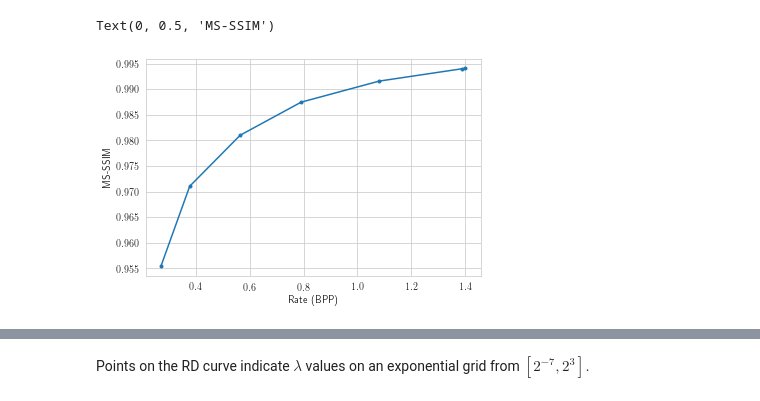
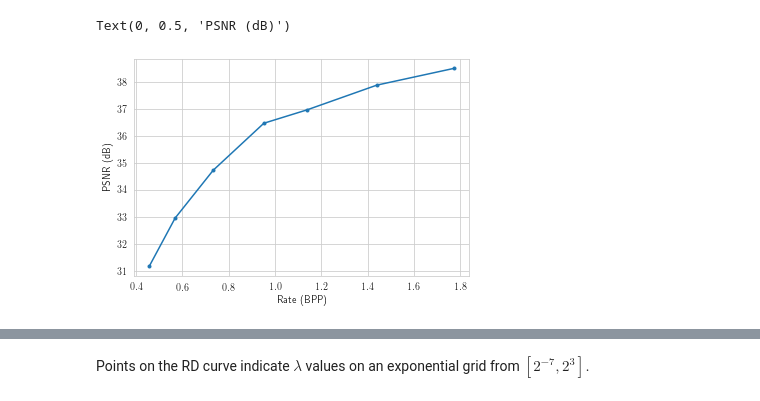
Before and after one commit to Justin-Tan/high-fidelity-generative-compression, a Jupyter notebook: RD.ipynb, the cells around one changed output, grey strips where cells are left out. Cells and saved outputs as stored; diff of their text form; code cells hidden in the pictures.

```diff
--- a/RD.ipynb
+++ b/RD.ipynb
@@ -138,7 +132,7 @@ Text(0, 0.5, 'PSNR (dB)')
 # %%
-plt.plot(rate, ms_ssim, 'o-', ms=3)
+plt.plot(rate, psnr, 'o-', ms=3)
 plt.xlabel('Rate (BPP)')
-plt.ylabel('MS-SSIM')
+plt.ylabel('PSNR (dB)')
 # %% [output]
-Text(0, 0.5, 'MS-SSIM')
+Text(0, 0.5, 'PSNR (dB)')
-[figure, old version]
+[figure, new version]
```
Also changed, not shown: parts of 23 cells of this notebook, 7 other files.
